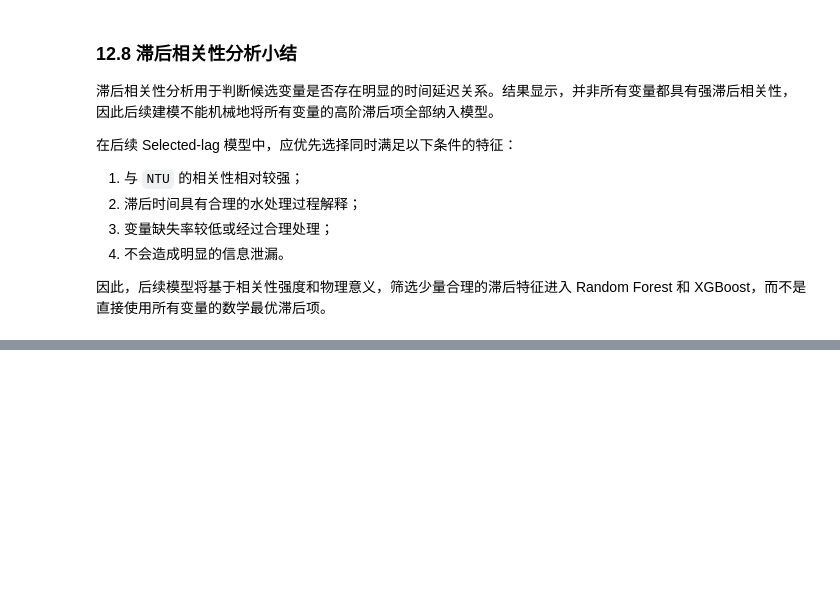
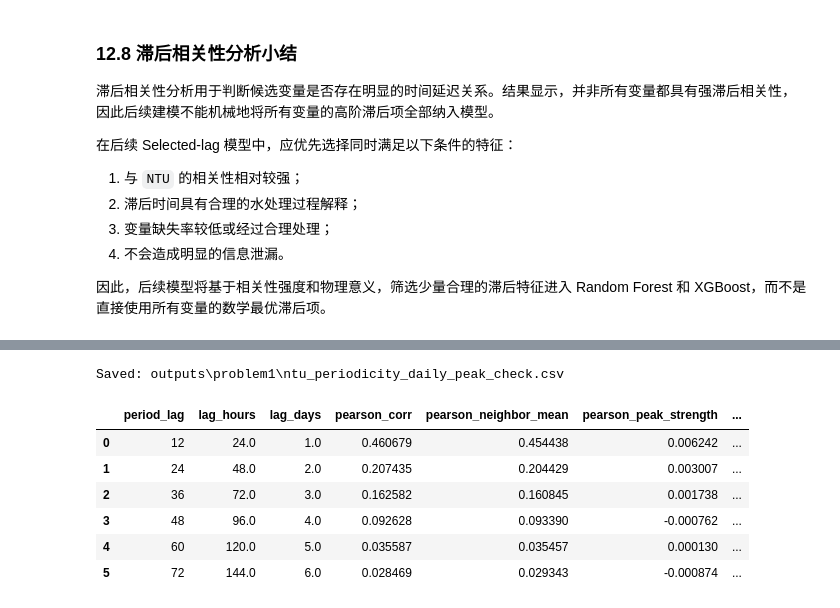
Before and after one commit to Azdmjiny/2026-Asia-Pasific-cup, a Jupyter notebook: codes/p1.ipynb, the cells around one changed output, grey strips where cells are left out. Saved outputs shown, nothing was run; the diff lists cells and outputs as text; code cells hidden in the pictures; blank space fills up the shorter version.

```diff
--- a/codes/p1.ipynb
+++ b/codes/p1.ipynb
@@ -1161,0 +1419,61 @@ Saved: outputs/problem1/lag_pearson_heatmap.png
+# %%
+daily_peak_records = []
+
+for lag in period_lags:
+    if lag - 1 < 0 or lag + 1 > max_lag_period:
+        continue
+
+    prev_row = ntu_period_acf_df[ntu_period_acf_df["lag"] == lag - 1].iloc[0]
+    curr_row = ntu_period_acf_df[ntu_period_acf_df["lag"] == lag].iloc[0]
+    next_row = ntu_period_acf_df[ntu_period_acf_df["lag"] == lag + 1].iloc[0]
+
+    pearson_local_peak = (
+        curr_row["pearson_corr"] > prev_row["pearson_corr"]
+        and curr_row["pearson_corr"] > next_row["pearson_corr"]
+    )
+
+    spearman_local_peak = (
+        curr_row["spearman_corr"] > prev_row["spearman_corr"]
+        and curr_row["spearman_corr"] > next_row["spearman_corr"]
+    )
+
+    pearson_neighbor_mean = np.nanmean([
+        prev_row["pearson_corr"],
+        next_row["pearson_corr"]
+    ])
+
+    spearman_neighbor_mean = np.nanmean([
+        prev_row["spearman_corr"],
+        next_row["spearman_corr"]
+    ])
+
+    daily_peak_records.append({
+        "period_lag": lag,
+        "lag_hours": curr_row["lag_hours"],
+        "lag_days": curr_row["lag_days"],
+        "pearson_corr": curr_row["pearson_corr"],
+        "pearson_neighbor_mean": pearson_neighbor_mean,
+        "pearson_peak_strength": curr_row["pearson_corr"] - pearson_neighbor_mean,
+        "is_pearson_local_peak": pearson_local_peak,
+        "spearman_corr": curr_row["spearman_corr"],
+        "spearman_neighbor_mean": spearman_neighbor_mean,
+        "spearman_peak_strength": curr_row["spearman_corr"] - spearman_neighbor_mean,
+        "is_spearman_local_peak": spearman_local_peak,
+    })
+
+daily_period_peak_check = pd.DataFrame(daily_peak_records)
+
+save_path = OUTPUT_DIR / "ntu_periodicity_daily_peak_check.csv"
+daily_period_peak_check.to_csv(save_path, index=False, encoding="utf-8-sig")
+
+print("Saved:", save_path)
+daily_period_peak_check
+# %% [output]
+Saved: outputs\problem1\ntu_periodicity_daily_peak_check.csv
+|  | period_lag | lag_hours | lag_days | pearson_corr | pearson_neighbor_mean | pearson_peak_strength | ... |
+| 0 | 12 | 24.0 | 1.0 | 0.460679 | 0.454438 | 0.006242 | ... |
+| 1 | 24 | 48.0 | 2.0 | 0.207435 | 0.204429 | 0.003007 | ... |
+| 2 | 36 | 72.0 | 3.0 | 0.162582 | 0.160845 | 0.001738 | ... |
+| 3 | 48 | 96.0 | 4.0 | 0.092628 | 0.093390 | -0.000762 | ... |
+| 4 | 60 | 120.0 | 5.0 | 0.035587 | 0.035457 | 0.000130 | ... |
+| 5 | 72 | 144.0 | 6.0 | 0.028469 | 0.029343 | -0.000874 | ... |
```
Also changed, not shown: parts of 14 cells of this notebook.
